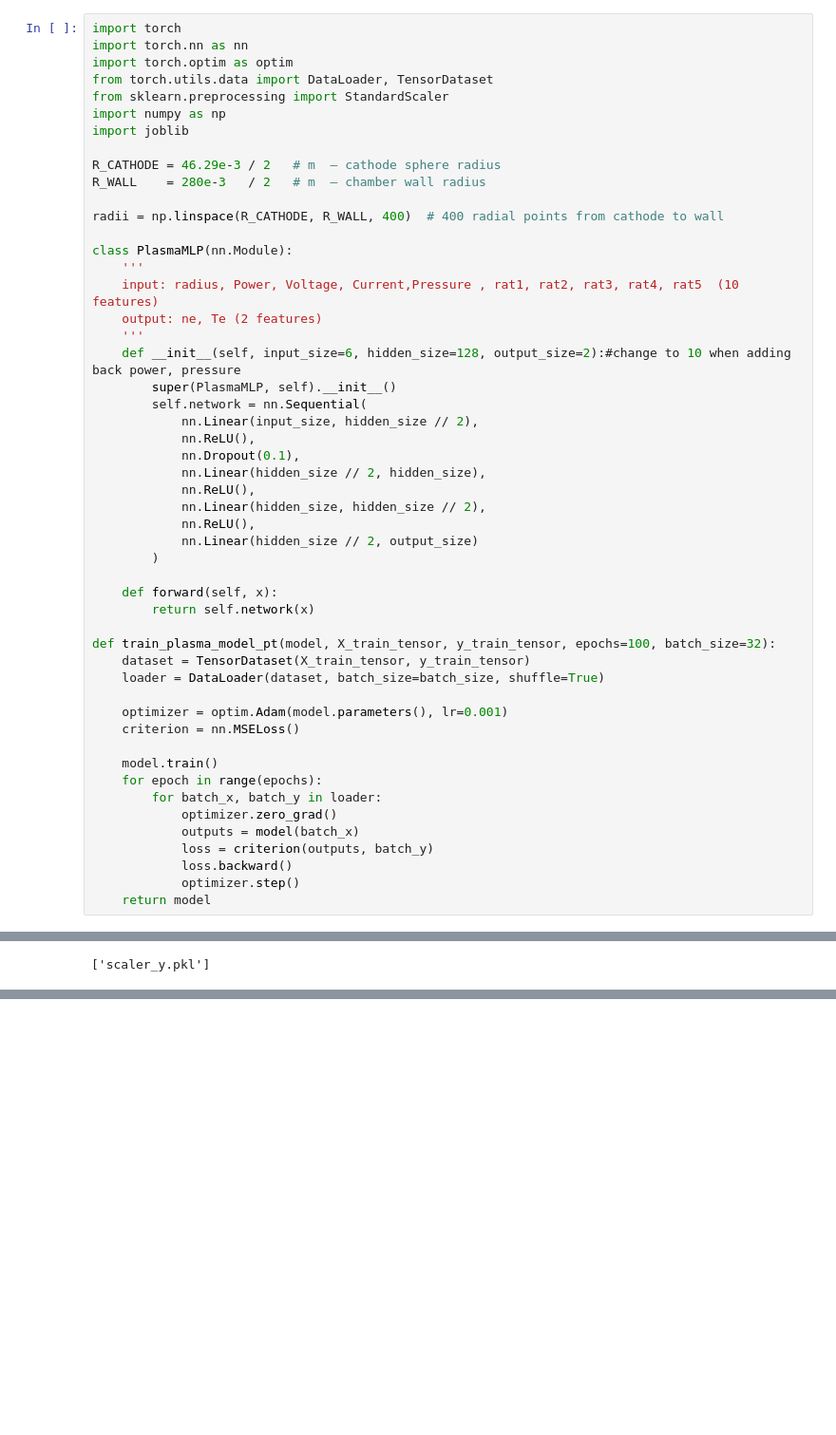
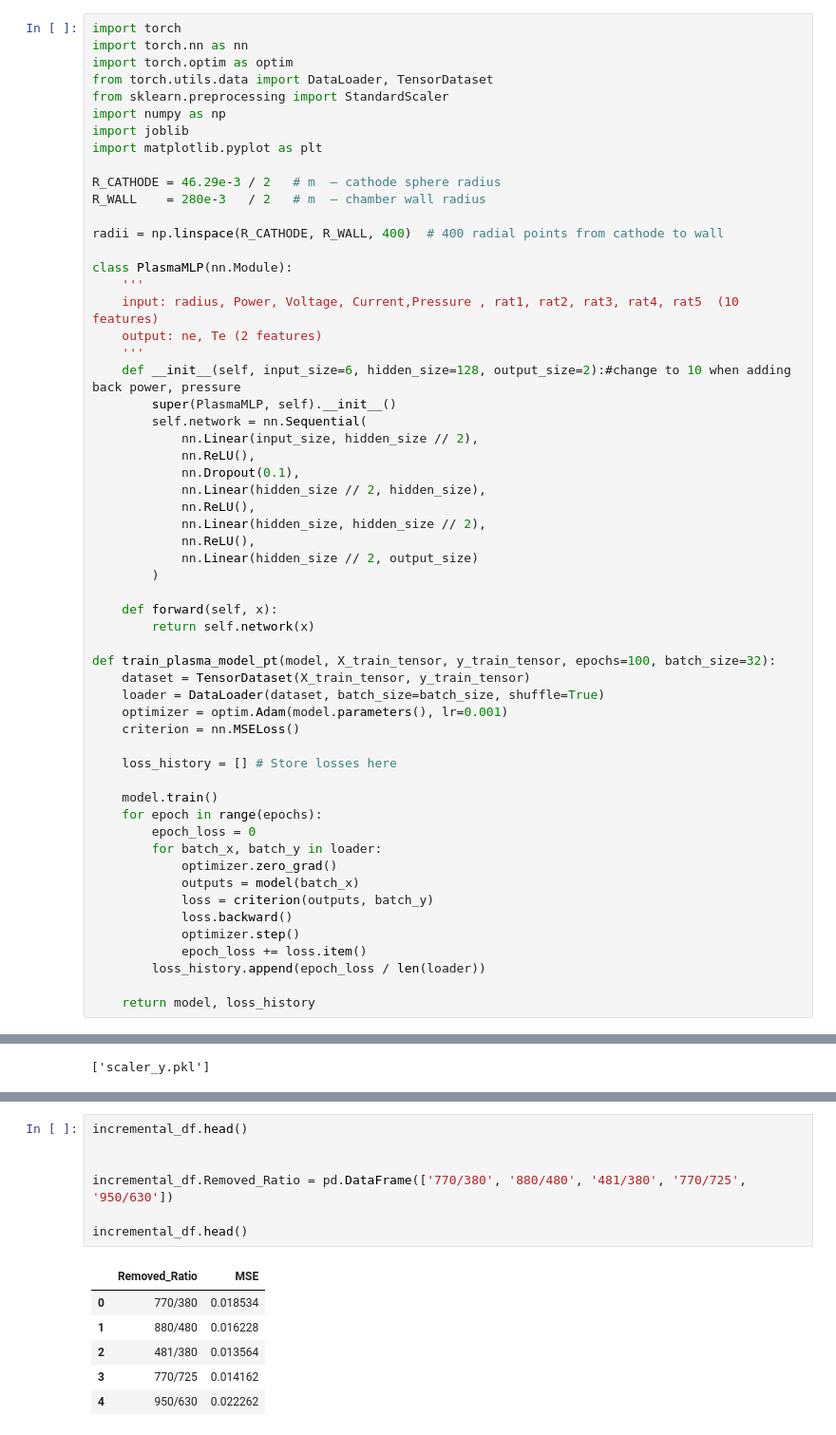
Before and after one commit to LinusRingstad/NPRE458, a Jupyter notebook: training_data/model_test.ipynb, the cells around one changed output, grey strips where cells are left out. Shown at 95% size. Drawn from its saved outputs; the diff is of its cells as text; blank space fills up the shorter version.

```diff
--- a/training_data/model_test.ipynb
+++ b/training_data/model_test.ipynb
@@ -6,6 +6,7 @@ from torch.utils.data import DataLoader, TensorDataset
 from sklearn.preprocessing import StandardScaler
 import numpy as np
 import joblib
+import matplotlib.pyplot as plt
 
 R_CATHODE = 46.29e-3 / 2   # m  — cathode sphere radius
 R_WALL    = 280e-3   / 2   # m  — chamber wall radius
@@ -36,19 +37,24 @@ class PlasmaMLP(nn.Module):
 def train_plasma_model_pt(model, X_train_tensor, y_train_tensor, epochs=100, batch_size=32):
     dataset = TensorDataset(X_train_tensor, y_train_tensor)
     loader = DataLoader(dataset, batch_size=batch_size, shuffle=True)
-
     optimizer = optim.Adam(model.parameters(), lr=0.001)
     criterion = nn.MSELoss()
 
+    loss_history = [] # Store losses here
+
     model.train()
     for epoch in range(epochs):
+        epoch_loss = 0
         for batch_x, batch_y in loader:
             optimizer.zero_grad()
             outputs = model(batch_x)
             loss = criterion(outputs, batch_y)
             loss.backward()
             optimizer.step()
-    return model
+            epoch_loss += loss.item()
+        loss_history.append(epoch_loss / len(loader))
+
+    return model, loss_history
 # %%
 import pandas as pd
 import numpy as np
@@ -255,0 +351,14 @@ joblib.dump(scaler_y, 'scaler_y.pkl')
+# %%
+incremental_df.head()
+
+
+incremental_df.Removed_Ratio = pd.DataFrame(['770/380', '880/480', '481/380', '770/725', '950/630'])
+
+incremental_df.head()
+# %% [output]
+|  | Removed_Ratio | MSE |
+| 0 | 770/380 | 0.018534 |
+| 1 | 880/480 | 0.016228 |
+| 2 | 481/380 | 0.013564 |
+| 3 | 770/725 | 0.014162 |
+| 4 | 950/630 | 0.022262 |
```
Also changed, not shown: parts of 7 cells of this notebook.
